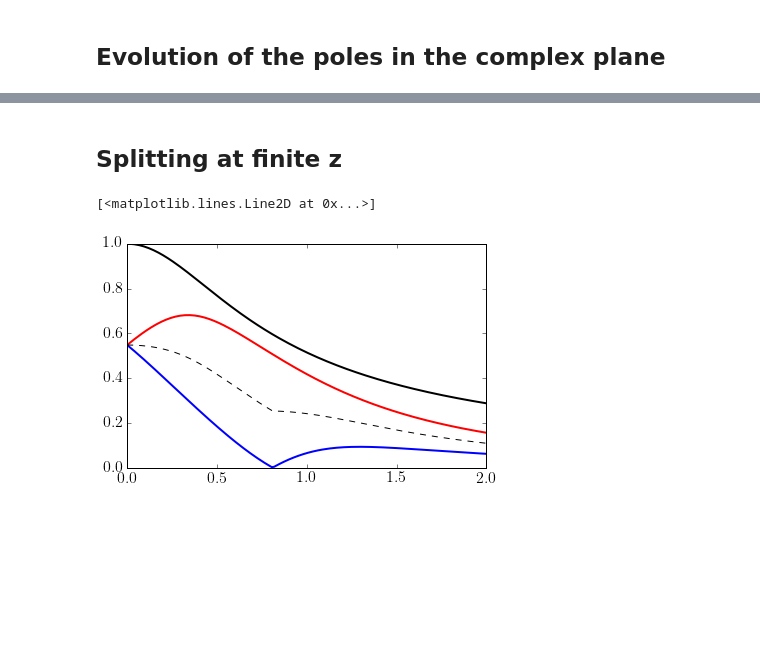
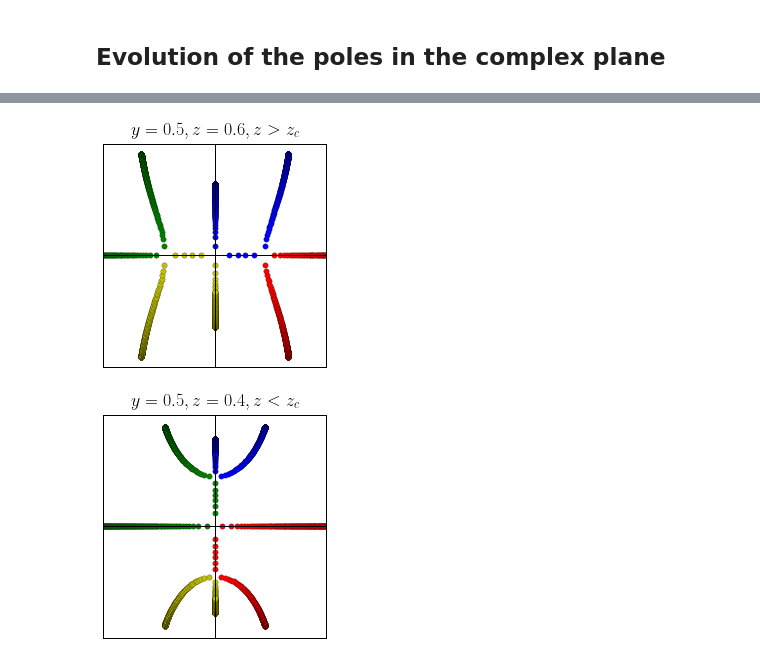
Before and after one commit to bernardvanheck/shared_notebooks, a Jupyter notebook: determinant_equation_numerics.ipynb, the cells around one changed output, grey strips where cells are left out. Cells and saved outputs as stored; diff of their text form; code cells hidden in the pictures; blank space fills up the shorter version.

```diff
--- a/determinant_equation_numerics.ipynb
+++ b/determinant_equation_numerics.ipynb
@@ -232,2 +120,0 @@ plt.axvline(sol[0][1], c='k')
-# %% [markdown]
-## Splitting at finite z
@@ -245,8 +121,46 @@ vals = np.array(zip(*[s[0] for s in solutions]))
-# %%
-plt.plot(ys, vals[0], c='r', lw=2)
-plt.plot(ys, vals[1], c='b', lw=2)
-plt.plot(ys, (vals[1]+vals[0])/2, c='k', lw=1, ls='--')
-plt.plot(ys, np.sqrt(p.z**2 / (ys**2 + p.z**2)), c='k', lw=2)
-# %% [output]
-[<matplotlib.lines.Line2D at 0x...>]
-[figure, removed]
+# %%
+p = SimpleNamespace(y = 0.5, z = 0.6)
+xs = np.linspace(0, 2*x_c(p), 500)
+q0s = [pole(x, p, sign=-1, tple=True) for x in xs]
+q1s = [pole(x, p, sign=+1, tple=True) for x in xs]
+req0, imq0 = np.array(list(zip(*q0s)))
+req1, imq1 = np.array(list(zip(*q1s)))
+plt.figure(figsize=(4,4))
+plt.grid()
+plt.axvline(0, c='k')
+plt.axhline(0, c='k')
+plt.scatter(req0, imq0, c='r', s=30, lw=0.2)
+plt.scatter(req1, imq1, c='b', s=30, lw=0.2)
+plt.scatter(-req0, -imq0, c='g', s=30, lw=0.2)
+plt.scatter(-req1, -imq1, c='y', s=30, lw=0.2)
+plt.xlim(-1, 1)
+plt.ylim(-1, 1)
+plt.yticks([])
+plt.xticks([])
+plt.title(r'$y=0.5, z=0.6, z>z_c$')
+plt.savefig("poles_z>zc.pdf")
+# %% [output]
+[figure, added]
+# %%
+p = SimpleNamespace(y = 0.5, z = 0.4)
+xs = np.linspace(0, 2*x_c(p), 500)
+q0s = [pole(x, p, sign=-1, tple=True) for x in xs]
+q1s = [pole(x, p, sign=+1, tple=True) for x in xs]
+req0, imq0 = np.array(list(zip(*q0s)))
+req1, imq1 = np.array(list(zip(*q1s)))
+plt.figure(figsize=(4,4))
+plt.grid()
+plt.axvline(0, c='k')
+plt.axhline(0, c='k')
+plt.scatter(req0, imq0, c='r', s=30, lw=0.2)
+plt.scatter(req1, imq1, c='b', s=30, lw=0.2)
+plt.scatter(-req0, -imq0, c='g', s=30, lw=0.2)
+plt.scatter(-req1, -imq1, c='y', s=30, lw=0.2)
+plt.xlim(-1, 1)
+plt.ylim(-1, 1)
+plt.yticks([])
+plt.xticks([])
+plt.title(r'$y=0.5, z=0.4, z<z_c$')
+plt.savefig("habby_birthday_dima.pdf")
+# %% [output]
+[figure, added]
```
Also changed, not shown: parts of 89 cells of this notebook.
